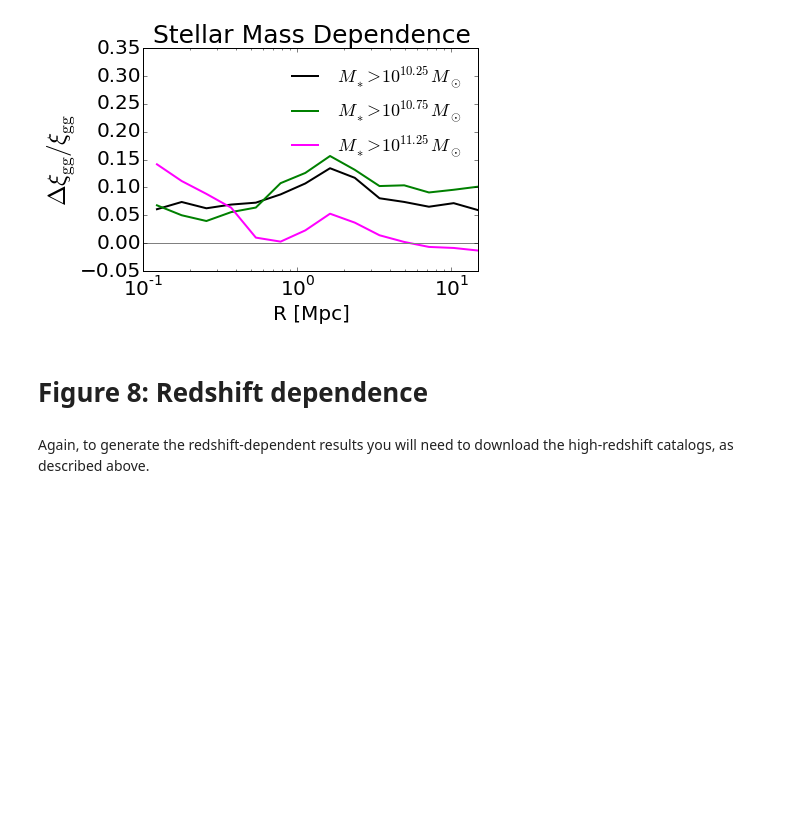
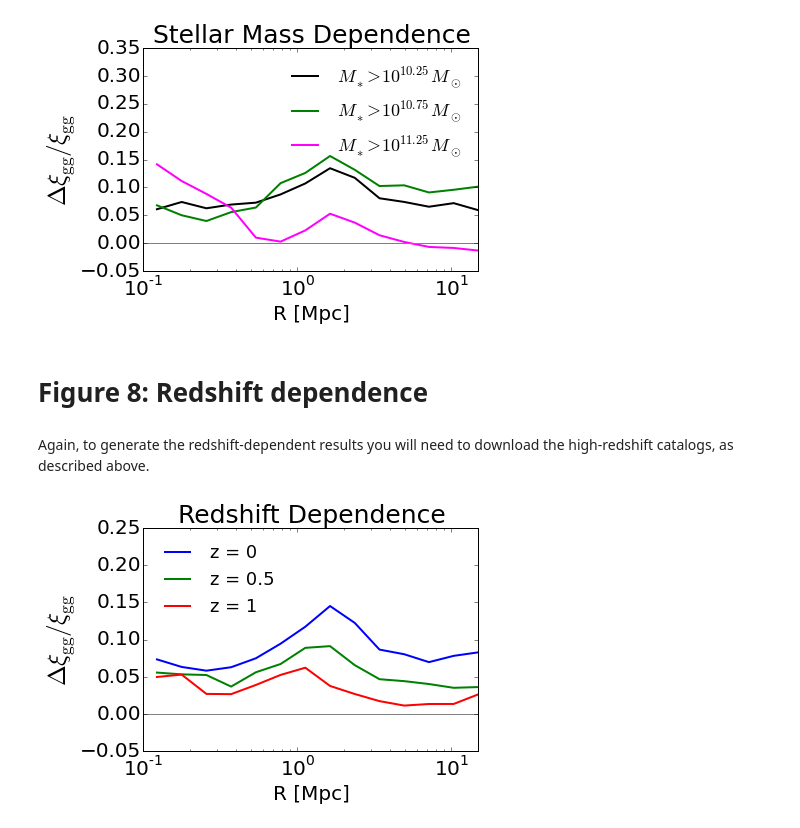
Before and after one commit to aphearin/decorated-hod-paper, a Jupyter notebook: generate_abthy_results.ipynb, the cells around one changed output. Saved outputs shown, nothing was run; the diff lists cells and outputs as text; code cells hidden in the pictures; blank space fills up the shorter version.

```diff
--- a/generate_abthy_results.ipynb
+++ b/generate_abthy_results.ipynb
@@ -1161,3 +1161,33 @@ r, xi_gg_model_z10 = model_z10.compute_average_galaxy_clustering(num_iterations=
                                                                simname = 'bolshoi', desired_redshift = 0.837)
 r, xi_gg_baseline_model_z10 = baseline_model_z10.compute_average_galaxy_clustering(num_iterations=num_iterations,
                                                                simname = 'bolshoi', desired_redshift = 0.837)
+# %%
+dy_gg_z0 = fracdiff(xi_gg_model_z0, xi_gg_baseline_model_z0)
+dy_gg_z05 = fracdiff(xi_gg_model_z05, xi_gg_baseline_model_z05)
+dy_gg_z10 = fracdiff(xi_gg_model_z10, xi_gg_baseline_model_z10)
+# %%
+fig8b = plt.figure()
+ax = fig8b.add_subplot(111)
+
+xlabel = ax.set_xlabel('R [Mpc]', fontsize=20)
+ylabel = ax.set_ylabel(r'$\Delta\xi_{\rm gg} / \xi_{\rm gg}$', fontsize=25)
+title = ax.set_title('Redshift Dependence', fontsize=25)
+
+ax.plot(r, dy_gg_z0, '-', color='blue', linewidth=2, label = 'z = 0')
+ax.plot(r, dy_gg_z05, '-', color='green', linewidth=2, label = 'z = 0.5')
+ax.plot(r, dy_gg_z10, '-', color='red', linewidth=2, label = 'z = 1')
+
+ax.plot(np.logspace(-2, 2, 100), np.zeros(100), color='gray')
+
+plt.xscale('log')
+plt.xticks(fontsize=20)
+plt.yticks(fontsize=20)
+plt.xlim(xmin = 0.1, xmax=15)
+plt.ylim(ymin = -0.05, ymax = 0.25)
+
+plt.legend(frameon=False, loc='best', fontsize=18)
+
+fig8b.savefig('FIGS/redshift_dependent_clustering.pdf',
+                  bbox_extra_artists=[xlabel, ylabel], bbox_inches='tight')
+# %% [output]
+[figure, added]
```
